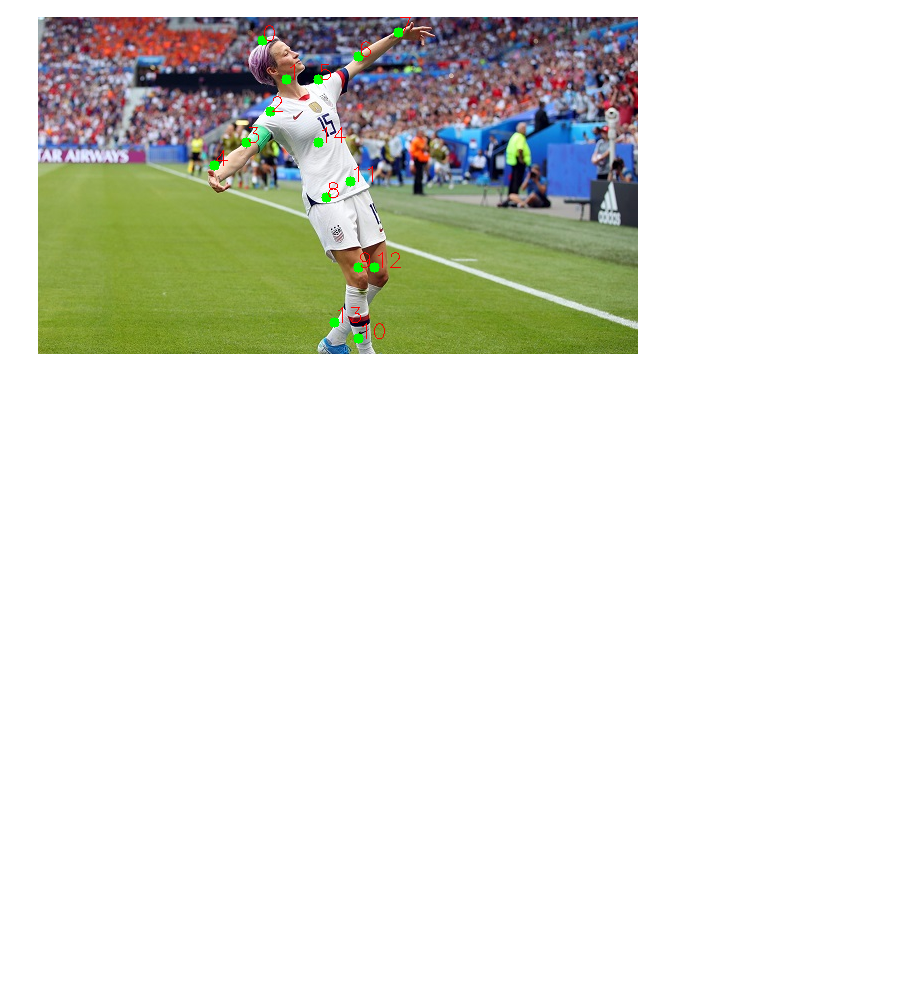
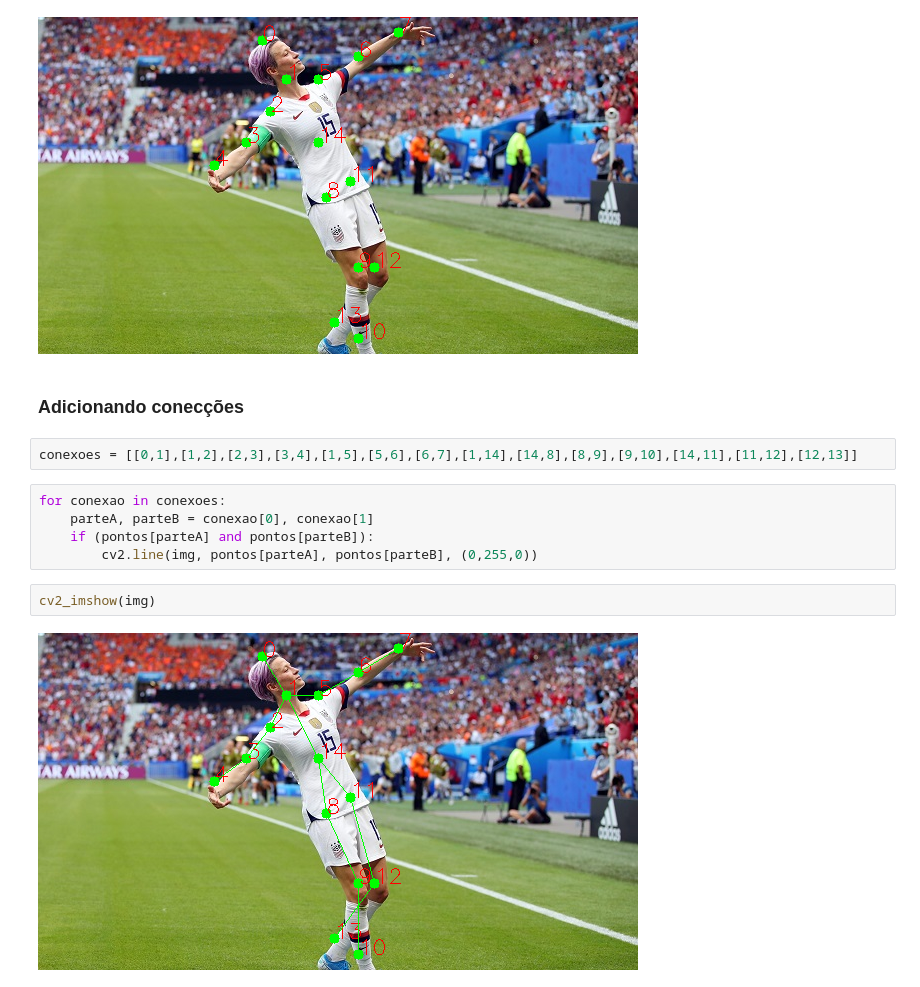
Before and after one commit to KauaHenSilva/python_gesture_recognition, a Jupyter notebook: body_points_detection.ipynb, the cells around one changed output. Drawn from its saved outputs; the diff is of its cells as text; blank space fills up the shorter version.

```diff
--- a/body_points_detection.ipynb
+++ b/body_points_detection.ipynb
@@ -136,3 +138,16 @@ pontos
 cv2_imshow(img)
 # %% [output]
 [figure]
+# %% [markdown]
+### Adicionando conecções
+# %%
+conexoes = [[0,1],[1,2],[2,3],[3,4],[1,5],[5,6],[6,7],[1,14],[14,8],[8,9],[9,10],[14,11],[11,12],[12,13]]
+# %%
+for conexao in conexoes:
+    parteA, parteB = conexao[0], conexao[1]
+    if (pontos[parteA] and pontos[parteB]):
+        cv2.line(img, pontos[parteA], pontos[parteB], (0,255,0))
+# %%
+cv2_imshow(img)
+# %% [output]
+[figure, added]
```
Also changed, not shown: parts of 1 cell of this notebook.
